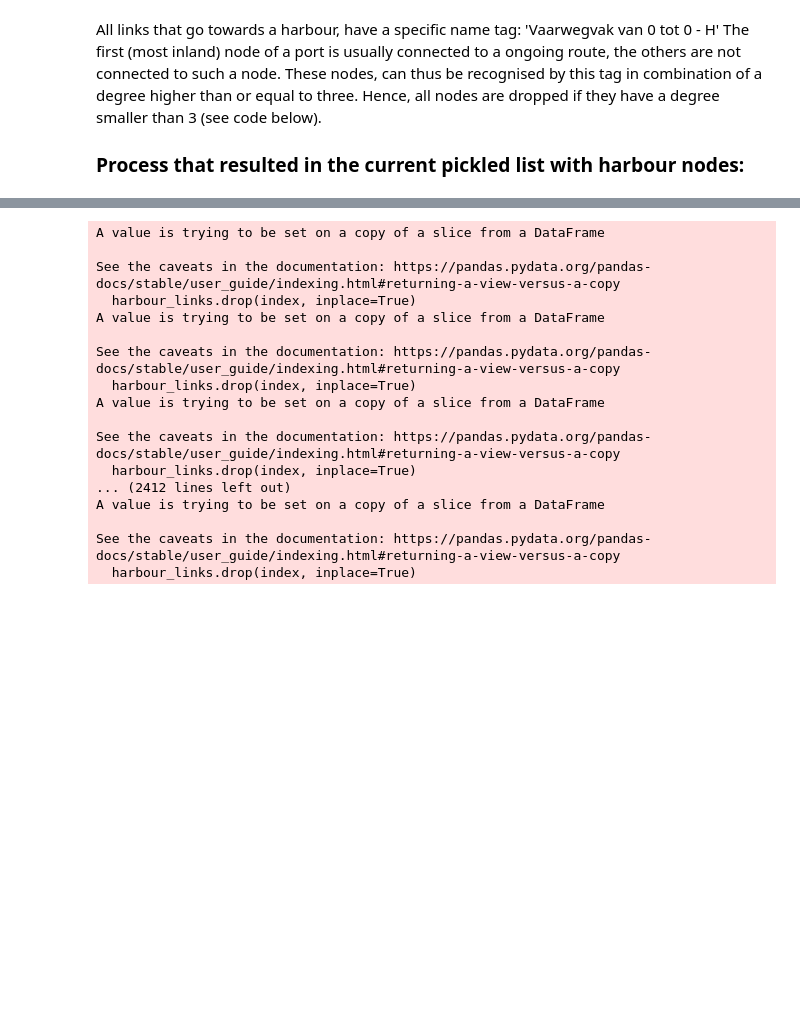
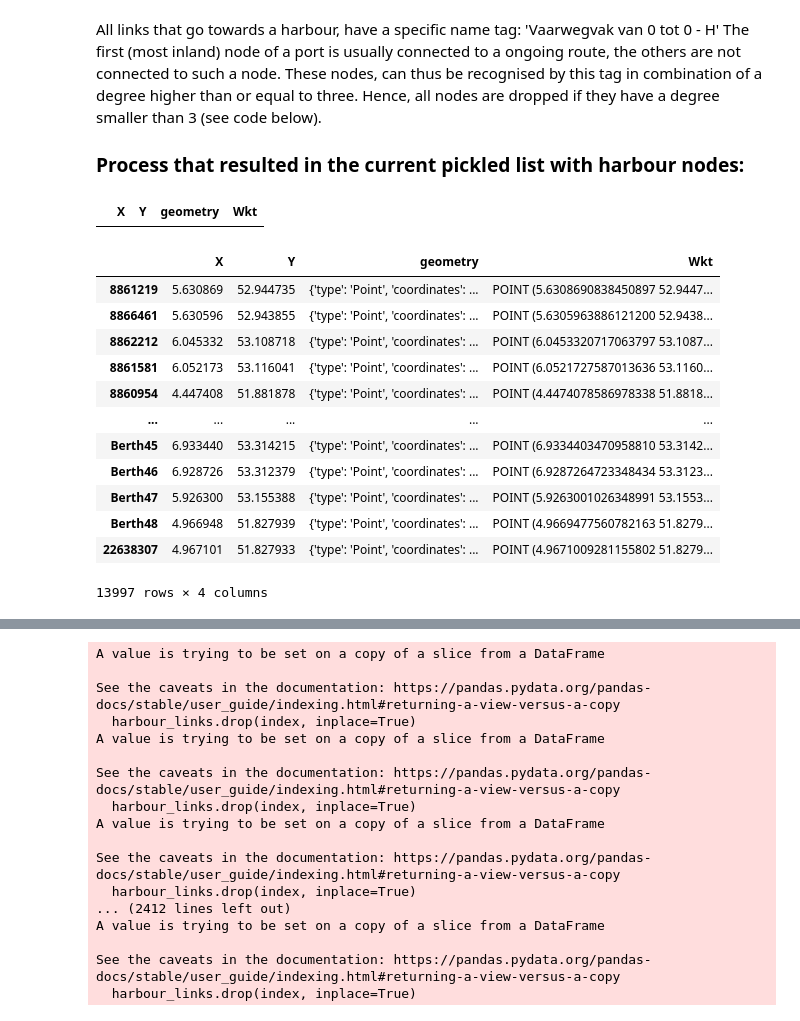
Before and after one commit to fabiandriessen/Thesis, a Jupyter notebook: harbour_exits.ipynb, the cells around one changed output, grey strips where cells are left out. Saved outputs shown, nothing was run; the diff lists cells and outputs as text; code cells hidden in the pictures; blank space fills up the shorter version.

```diff
--- a/harbour_exits.ipynb
+++ b/harbour_exits.ipynb
@@ -36,6 +36,26 @@ Hence, all nodes are dropped if they have a degree smaller than 3 (see code belo
 #Get data from df
 df_links = nx.to_pandas_edgelist(G)
 df_nodes = pd.DataFrame.from_dict(dict(G.nodes(data=True)), orient='index')
+# %%
+df_nodes.loc[df_nodes.index==8862959]
+# %% [output]
+|  | X | Y | geometry | Wkt |
+# %%
+df_nodes
+# %% [output]
+|  | X | Y | geometry | Wkt |
+| 8861219 | 5.630869 | 52.944735 | {'type': 'Point', 'coordinates': ... | POINT (5.6308690838450897 52.9447... |
+| 8866461 | 5.630596 | 52.943855 | {'type': 'Point', 'coordinates': ... | POINT (5.6305963886121200 52.9438... |
+| 8862212 | 6.045332 | 53.108718 | {'type': 'Point', 'coordinates': ... | POINT (6.0453320717063797 53.1087... |
+| 8861581 | 6.052173 | 53.116041 | {'type': 'Point', 'coordinates': ... | POINT (6.0521727587013636 53.1160... |
+| 8860954 | 4.447408 | 51.881878 | {'type': 'Point', 'coordinates': ... | POINT (4.4474078586978338 51.8818... |
+| ... | ... | ... | ... | ... |
+| Berth45 | 6.933440 | 53.314215 | {'type': 'Point', 'coordinates': ... | POINT (6.9334403470958810 53.3142... |
+| Berth46 | 6.928726 | 53.312379 | {'type': 'Point', 'coordinates': ... | POINT (6.9287264723348434 53.3123... |
+| Berth47 | 5.926300 | 53.155388 | {'type': 'Point', 'coordinates': ... | POINT (5.9263001026348991 53.1553... |
+| Berth48 | 4.966948 | 51.827939 | {'type': 'Point', 'coordinates': ... | POINT (4.9669477560782163 51.8279... |
+| 22638307 | 4.967101 | 51.827933 | {'type': 'Point', 'coordinates': ... | POINT (4.9671009281155802 51.8279... |
+13997 rows × 4 columns
 # %%
 #visual inspection of the network showed that all harbour related nodes are tagged: ‘Vaarwegvak van 0 tot 0 - H’
 #However, these are many nodes, and each harbour often consists of at least a couple.
```
Also changed, not shown: 4 other files.
